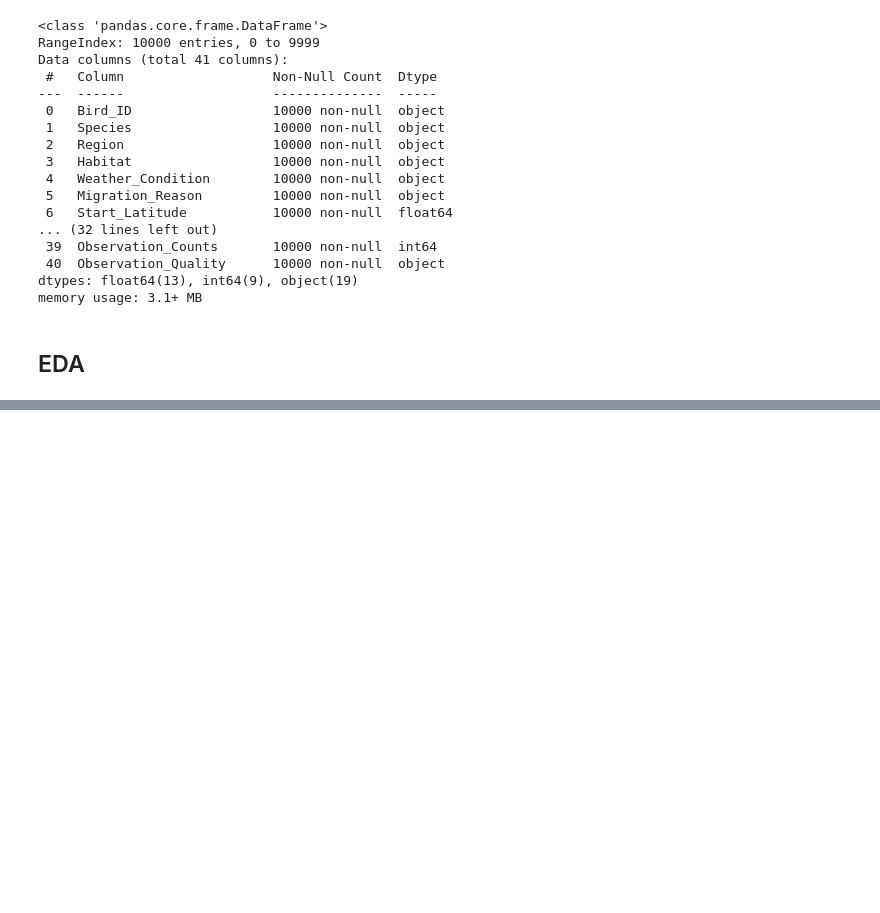
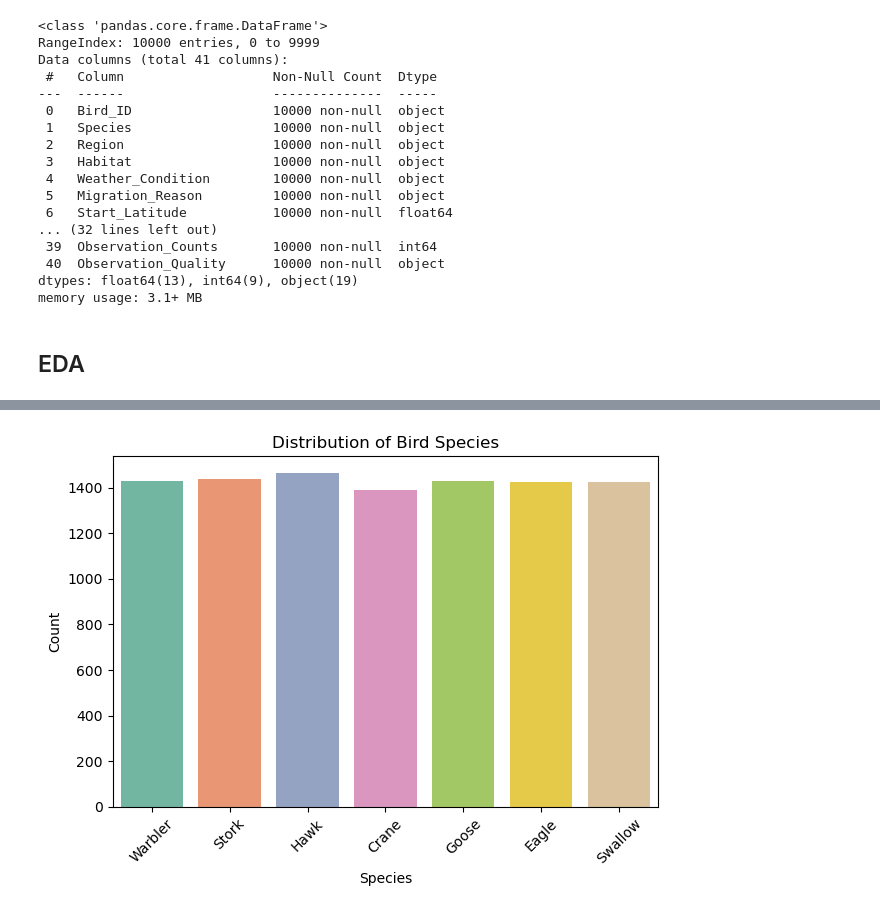
Before and after one commit to Imani-hub-pixel/Data-analysis-Python-, a Jupyter notebook: EDA and Feature Engineering projects/Bird Migration/bird_migration.ipynb, the cells around one changed output, grey strips where cells are left out. Drawn from its saved outputs; the diff is of its cells as text; code cells hidden in the pictures; blank space fills up the shorter version.

```diff
--- a/EDA and Feature Engineering projects/Bird Migration/bird_migration.ipynb
+++ b/EDA and Feature Engineering projects/Bird Migration/bird_migration.ipynb
@@ -138,0 +153,11 @@ memory usage: 3.1+ MB
+# %%
+# What is the distribution of 'species' in the dataset?
+sns.countplot(data=df, x='Species',hue='Species',palette='Set2')
+plt.title('Distribution of Bird Species')
+plt.xticks(rotation=45)
+plt.tight_layout()
+plt.xlabel('Species')
+plt.ylabel('Count')
+plt.show()
+# %% [output]
+[figure, added]
```
Also changed, not shown: parts of 3 cells of this notebook.
